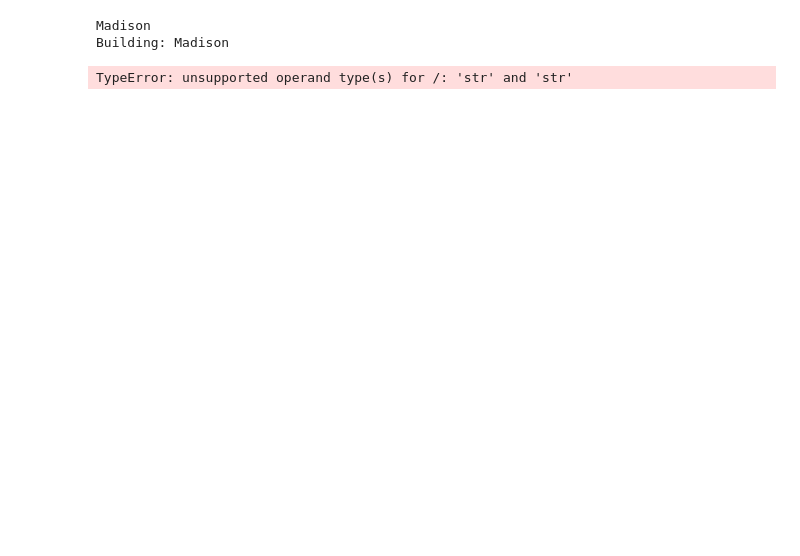
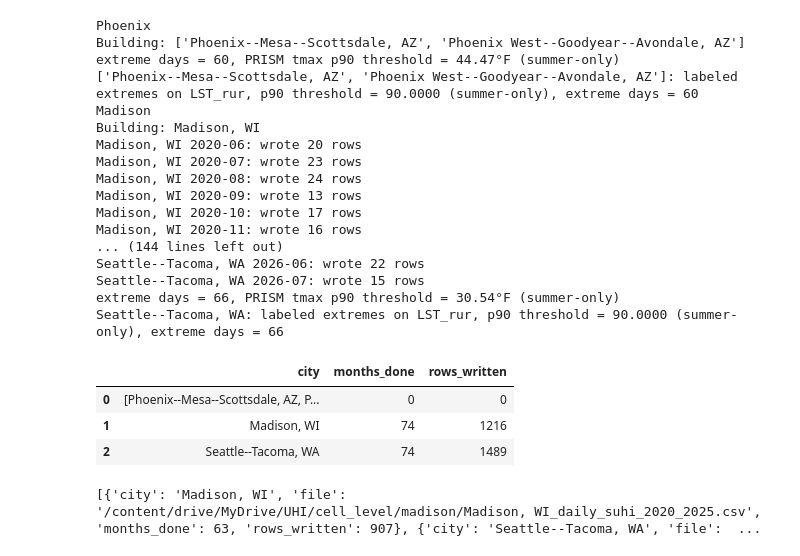
Before and after one commit to cchen744/uhi-extreme-heat-response, a Jupyter notebook: notebooks/01_data_exploration.ipynb, the cells around one changed output. Cells and saved outputs as stored; diff of their text form; code cells hidden in the pictures; blank space fills up the shorter version.

Commit message:
UPDATE: changed extreme definition to PRISM; use Day data instead of night; is_extreme is defined by rural instead of urban

```diff
--- a/notebooks/01_data_exploration.ipynb
+++ b/notebooks/01_data_exploration.ipynb
@@ -52,11 +54,11 @@ def append_csv(df_part: pd.DataFrame, out_csv: Path):
     df_part.to_csv(out_csv, mode="a", header=header, index=False)
 # %%
 START_DATE = "2020-06-01"
-END_DATE   = "2025-08-31"
+END_DATE   = "2026-07-28"
 
 CFG_CITY = dict(
-    lst_band="LST_Night_1km",
-    qc_band="QC_Night",
+    lst_band="LST_Day_1km",
+    qc_band="QC_Day",
     agg_func="median",
     # note: at earlier experimental stage I used 'mean' for 2013-2019; will unify this later
     ring_outer_m=12000,
@@ -256,44 +242,50 @@ New York found in ua_fc with 1 features.
 # %%
 CITY_NAME_MAP = {
-    'Phoenix': ['Phoenix--Mesa--Scottsdale, AZ', 'Phoenix West--Goodyear--Avondale, AZ'],
-    'Madison': 'Madison, WI',
-    'Seattle': 'Seattle--Tacoma, WA',
+    # 'Phoenix': ['Phoenix--Mesa--Scottsdale, AZ', 'Phoenix West--Goodyear--Avondale, AZ'],
+    # 'Madison': 'Madison, WI',
+    # 'Seattle': 'Seattle--Tacoma, WA',
     'Milwaukee': 'Milwaukee, WI',
     'New York': 'New York--Jersey City--Newark, NY--NJ',
-    'Philadelphia': 'Philadelphia, PA--NJ--DE--MD',
     'Nashville': 'Nashville-Davidson, TN',
     'Los Angeles': 'Los Angeles--Long Beach--Anaheim, CA',
     'Houston': 'Houston, TX',
 }
 
-results = []
-for c, full_name in CITY_NAME_MAP.items():
-    print(c)
-    print("Building:", full_name)
-    results.append(build_city_level_safe(
-        city_name=full_name,
-        ua_fc=ua_fc,
-        data_dir=Path(f"{DATA_DIR}/{c.lower().replace(' ', '_')}"),
-        start_date=START_DATE,
-        end_date=END_DATE,
-    ))
-
-pd.DataFrame(results)[["city", "months_done", "rows_written"]].head(10)
 
 results = []
 for c, full_name in CITY_NAME_MAP.items():
     print(c)
     print("Building:", full_name)
+    if not os.path.exists(f"{DATA_DIR}/{c.lower().replace(' ', '_')}"):
+      os.makedirs(f"{DATA_DIR}/{c.lower().replace(' ', '_')}", exist_ok=True)
     results.append(build_city_level_safe(
         city_name=full_name,          # pass exact NAME20, not short name
         ua_fc=ua_fc,
         data_dir=Path(f"{DATA_DIR}/{c.lower().replace(' ', '_')}"),
         start_date=START_DATE,
         end_date=END_DATE,
     ))
 
 pd.DataFrame(results)[["city", "months_done", "rows_written"]].head(10)
 # %% [output]
+Phoenix
+Building: ['Phoenix--Mesa--Scottsdale, AZ', 'Phoenix West--Goodyear--Avondale, AZ']
+extreme days = 60, PRISM tmax p90 threshold = 44.47°F (summer-only)
+['Phoenix--Mesa--Scottsdale, AZ', 'Phoenix West--Goodyear--Avondale, AZ']: labeled extremes on LST_rur, p90 threshold = 90.0000 (summer-only), extreme days = 60
 Madison
-Building: Madison
+Building: Madison, WI
+Madison, WI 2020-06: wrote 20 rows
+Madison, WI 2020-07: wrote 23 rows
+Madison, WI 2020-08: wrote 24 rows
+Madison, WI 2020-09: wrote 13 rows
+Madison, WI 2020-10: wrote 17 rows
+Madison, WI 2020-11: wrote 16 rows
+... (144 lines left out)
+Seattle--Tacoma, WA 2026-06: wrote 22 rows
+Seattle--Tacoma, WA 2026-07: wrote 15 rows
+extreme days = 66, PRISM tmax p90 threshold = 30.54°F (summer-only)
+Seattle--Tacoma, WA: labeled extremes on LST_rur, p90 threshold = 90.0000 (summer-only), extreme days = 66
-TypeError: unsupported operand type(s) for /: 'str' and 'str'
+|  | city | months_done | rows_written |
+| 0 | [Phoenix--Mesa--Scottsdale, AZ, P... | 0 | 0 |
+| 1 | Madison, WI | 74 | 1216 |
+| 2 | Seattle--Tacoma, WA | 74 | 1489 |
@@ -301,0 +292,4 @@ TypeError: unsupported operand type(s) for /: 'str' and 'str'
+# %%
+print(results)
+# %% [output]
+[{'city': 'Madison, WI', 'file': '/content/drive/MyDrive/UHI/cell_level/madison/Madison, WI_daily_suhi_2020_2025.csv', 'months_done': 63, 'rows_written': 907}, {'city': 'Seattle--Tacoma, WA', 'file':  ...
```
Also changed, not shown: parts of 4 cells of this notebook.
